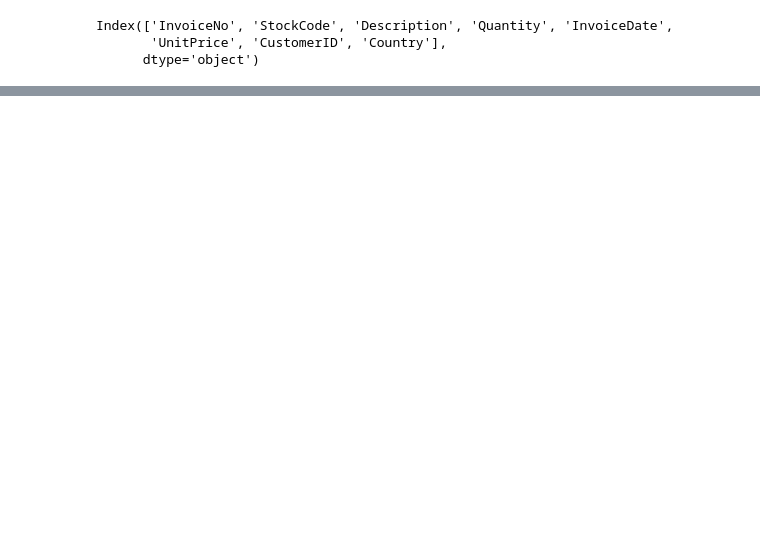
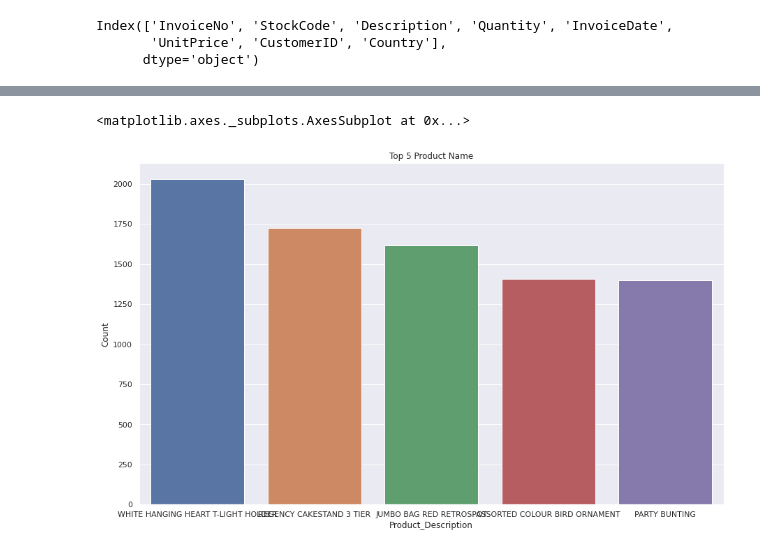
Before and after one commit to atif2786/Online-Retail-Customer-Segmentation., a Jupyter notebook: Online_Retail_Customer_Segmentation.ipynb, the cells around one changed output, grey strips where cells are left out. Cells and saved outputs as stored; diff of their text form; code cells hidden in the pictures; blank space fills up the shorter version.

```diff
--- a/Online_Retail_Customer_Segmentation.ipynb
+++ b/Online_Retail_Customer_Segmentation.ipynb
@@ -75,0 +145,3 @@ Index(['InvoiceNo', 'StockCode', 'Description', 'Quantity', 'InvoiceDate',
+# %%
+# Dropping null values
+orcs.dropna(inplace=True)
@@ -75,0 +182,6 @@ Index(['InvoiceNo', 'StockCode', 'Description', 'Quantity', 'InvoiceDate',
+# %%
+# First converting the column as string
+orcs['InvoiceNo'] = orcs['InvoiceNo'].astype('str')
+# %%
+# Now dropping the InvoiceNo which contain c
+orcs=orcs[~orcs['InvoiceNo'].str.contains('C')]
@@ -75,0 +207,6 @@ Index(['InvoiceNo', 'StockCode', 'Description', 'Quantity', 'InvoiceDate',
+# %%
+Description_df=orcs['Description'].value_counts().reset_index()
+Description_df.rename(columns={'index': 'Product_Description'}, inplace=True)
+Description_df.rename(columns={'Description': 'Count'}, inplace=True)
+Description_df.head()
+# top 5 product name
@@ -75,0 +230,7 @@ Index(['InvoiceNo', 'StockCode', 'Description', 'Quantity', 'InvoiceDate',
+# %%
+plt.figure(figsize=(15,9))
+plt.title('Top 5 Product Name')
+sns.barplot(x='Product_Description',y='Count',data=Description_df[:5])
+# %% [output]
+<matplotlib.axes._subplots.AxesSubplot at 0x...>
+[figure, added]
```
Also changed, not shown: parts of 21 cells of this notebook.
